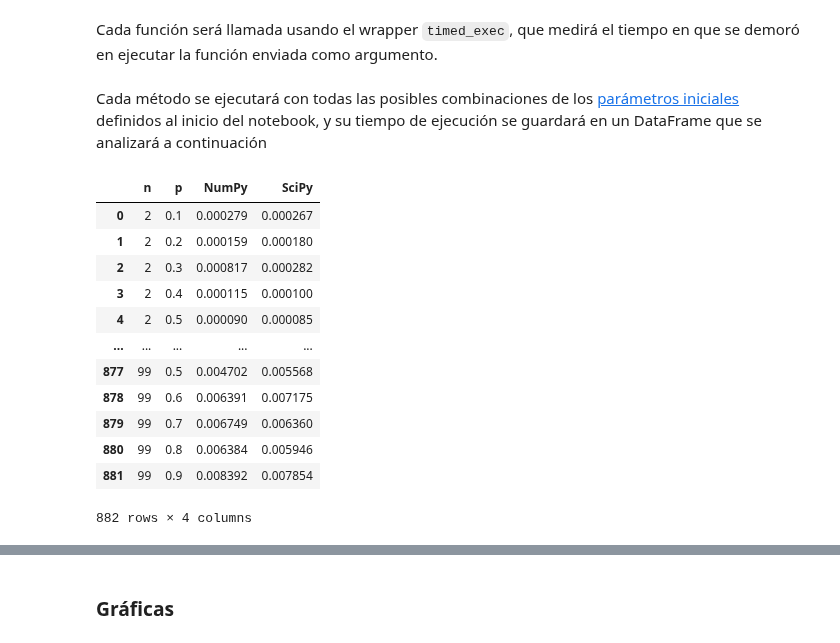
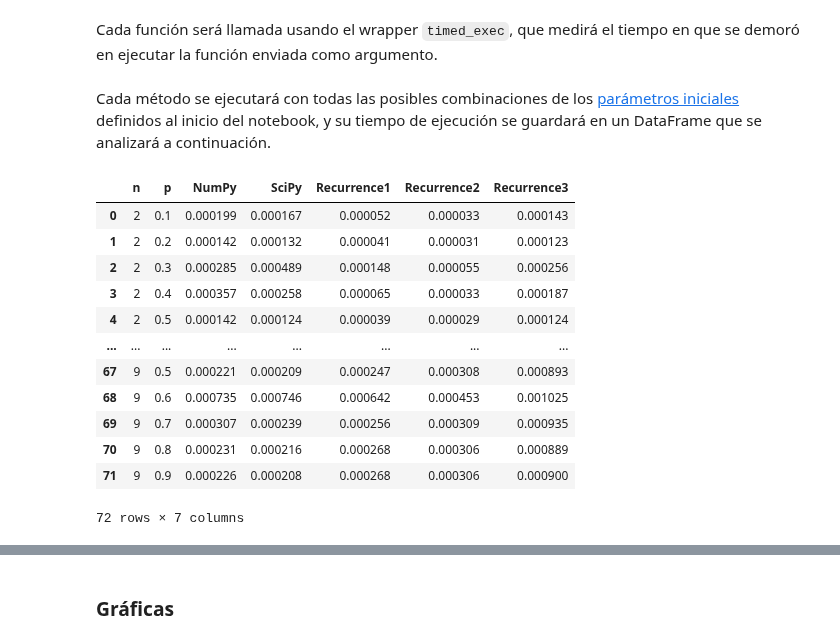
Before and after one commit to Unbo10/Markov, a Jupyter notebook: Homework_0.ipynb, the cells around one changed output, grey strips where cells are left out. Drawn from its saved outputs; the diff is of its cells as text; code cells hidden in the pictures.

```diff
--- a/Homework_0.ipynb
+++ b/Homework_0.ipynb
@@ -270,0 +498,11 @@ Stationary distribution of the matrix
+# %%
+pi_numpy = stationary_candidates_numpy(P_community)[0]
+print("Distribución estacionaria con NumPy:")
+for i, prob in enumerate(pi_numpy):
+    print(f"Estado {i+1}: {prob:.6f}")
+
+print(f"\nSuma: {pi_numpy.sum():.10f}")
+
+# Verificar que es estacionaria: πP ≈ π
+piP = pi_numpy @ P_community
+print(f"\nVerificación (||πP - π||): {np.linalg.norm(piP - pi_numpy):.10e}")
@@ -417,20 +871,27 @@ def solve_system(S: np.array) -> np.array:
 # %%
 P: np.array = np.array(
     [[1/4, 1/4, 1/2],
-     [1/2, 1/4, 1/4],
-     [1/3, 1/3, 1/3]]
+     [1/3, 1/3, 1/3],
+     [1/2, 1/3, 1/6]]
+)
+P: np.array = np.array(
+    [[1/4, 1/4, 1/4, 1/4],
+     [1/3, 1/3, 1/3, 0],
+     [1/3, 1/3, 1/6, 1/6],
+     [1/5, 2/5, 1/5, 1/5]]
 )
 n: int = P.shape[0]
 bool_map = [[0 for j in range(n)] for i in range(n)]
 T: np.array = generate_t_matrix(P)
 i: int = 1
 j: int = 0
-syst, map = get_necessary_tijs(i, j, 3, T, [], bool_map)
+syst, map = get_necessary_tijs(i, j, P.shape[0], T, [], bool_map)
 syst_matrix = np.vstack(syst)
 
 indices: list[str] = generate_index_labels("T", P.shape[0], P.shape[1])
 pretty_print(T, indices, indices)
 
+# print(syst_matrix)
 print("Final system of equations:")
 chopped: np.array = chop_system(syst_matrix, n)
 print(chopped)
@@ -441,5 +902,13 @@ result = chopped @ solution
 print(result)
 print(f"t_({i+1}, {j+1}) = {solution[0]}")
 
-#TODO: Subtract the t_i, j in the left side of the equations when creating the T matrix. That way, the chopped system will actually be the one we want to solve, with the left side of it being a vector of -1's. In other words, the system would be syst * x = -1, and x will be the correct values of the t_i, j 's
+print("Stationary distribution:")
+r_solutions = get_stationary_distr_rf3(P)
+print(r_solutions)
+print("Is the sum of the distribution 1?:", r_solutions.sum() == 1.0)
+npy_solutions = get_distributions(stationary_candidates_scipy(P))[0]
+spy_solutions = get_distributions(stationary_candidates_scipy(P))[0]
+print("Is it the same as SciPy's and NumPy's?",
+    np.allclose(r_solutions, npy_solutions, atol=1e-6),
+    np.allclose(r_solutions, spy_solutions, atol=1e-6))
 # %% [output]
@@ -509,32 +945,39 @@ def timed_run(func, *args, **kwargs):
     elapsed = end - start
     return elapsed
 # %% [markdown]
-Cada método se ejecutará con todas las posibles combinaciones de los [parámetros iniciales](#param) definidos al inicio del notebook, y su tiempo de ejecución se guardará en un DataFrame que se analizará a continuación
+Cada método se ejecutará con todas las posibles combinaciones de los [parámetros iniciales](#param) definidos al inicio del notebook, y su tiempo de ejecución se guardará en un DataFrame que se analizará a continuación.
 # %%
 import pandas as pd
 
-results: pd.DataFrame = pd.DataFrame(columns=["n", "p", "NumPy", "SciPy"])
+results: pd.DataFrame = pd.DataFrame(columns=["n", "p", "NumPy", "SciPy", "Recurrence1", "Recurrence2", "Recurrence3"])
 
 i: int = 0
 for n in n_values:
     for p in p_values:
+        # print(matrices[i])
         elapsed_time_numpy: float = timed_run(stationary_candidates_numpy, matrices[i])
         elapsed_time_scipy: float = timed_run(stationary_candidates_scipy, matrices[i])
-        results.loc[len(results)] = {"n": n, "p": p, "NumPy": elapsed_time_numpy, "SciPy": elapsed_time_scipy}
+        try:
+            elapsed_time_recurrence1: float = timed_run(get_stationary_distr_rf1, matrices[i])
+            elapsed_time_recurrence2: float = timed_run(get_stationary_distr_rf2, matrices[i])
+            elapsed_time_recurrence3: float = timed_run(get_stationary_distr_rf3, matrices[i])
+        except BaseException as e:
+            elapsed_time_recurrence3 = np.nan
+        results.loc[len(results)] = {"n": n, "p": p, "NumPy": elapsed_time_numpy, "SciPy": elapsed_time_scipy, "Recurrence1": elapsed_time_recurrence1, "Recurrence2": elapsed_time_recurrence2, "Recurrence3": elapsed_time_recurrence3}
         i += 1
 
 results
 # %% [output]
-|  | n | p | NumPy | SciPy |
-| 0 | 2 | 0.1 | 0.000279 | 0.000267 |
-| 1 | 2 | 0.2 | 0.000159 | 0.000180 |
-| 2 | 2 | 0.3 | 0.000817 | 0.000282 |
-| 3 | 2 | 0.4 | 0.000115 | 0.000100 |
-| 4 | 2 | 0.5 | 0.000090 | 0.000085 |
-| ... | ... | ... | ... | ... |
-| 877 | 99 | 0.5 | 0.004702 | 0.005568 |
-| 878 | 99 | 0.6 | 0.006391 | 0.007175 |
-| 879 | 99 | 0.7 | 0.006749 | 0.006360 |
-| 880 | 99 | 0.8 | 0.006384 | 0.005946 |
-| 881 | 99 | 0.9 | 0.008392 | 0.007854 |
+|  | n | p | NumPy | SciPy | Recurrence1 | Recurrence2 | Recurrence3 |
+| 0 | 2 | 0.1 | 0.000199 | 0.000167 | 0.000052 | 0.000033 | 0.000143 |
+| 1 | 2 | 0.2 | 0.000142 | 0.000132 | 0.000041 | 0.000031 | 0.000123 |
+| 2 | 2 | 0.3 | 0.000285 | 0.000489 | 0.000148 | 0.000055 | 0.000256 |
+| 3 | 2 | 0.4 | 0.000357 | 0.000258 | 0.000065 | 0.000033 | 0.000187 |
+| 4 | 2 | 0.5 | 0.000142 | 0.000124 | 0.000039 | 0.000029 | 0.000124 |
+| ... | ... | ... | ... | ... | ... | ... | ... |
+| 67 | 9 | 0.5 | 0.000221 | 0.000209 | 0.000247 | 0.000308 | 0.000893 |
+| 68 | 9 | 0.6 | 0.000735 | 0.000746 | 0.000642 | 0.000453 | 0.001025 |
+| 69 | 9 | 0.7 | 0.000307 | 0.000239 | 0.000256 | 0.000309 | 0.000935 |
+| 70 | 9 | 0.8 | 0.000231 | 0.000216 | 0.000268 | 0.000306 | 0.000889 |
+| 71 | 9 | 0.9 | 0.000226 | 0.000208 | 0.000268 | 0.000306 | 0.000900 |
-882 rows × 4 columns
+72 rows × 7 columns
```
Also changed, not shown: parts of 33 cells of this notebook, 2 other files.
